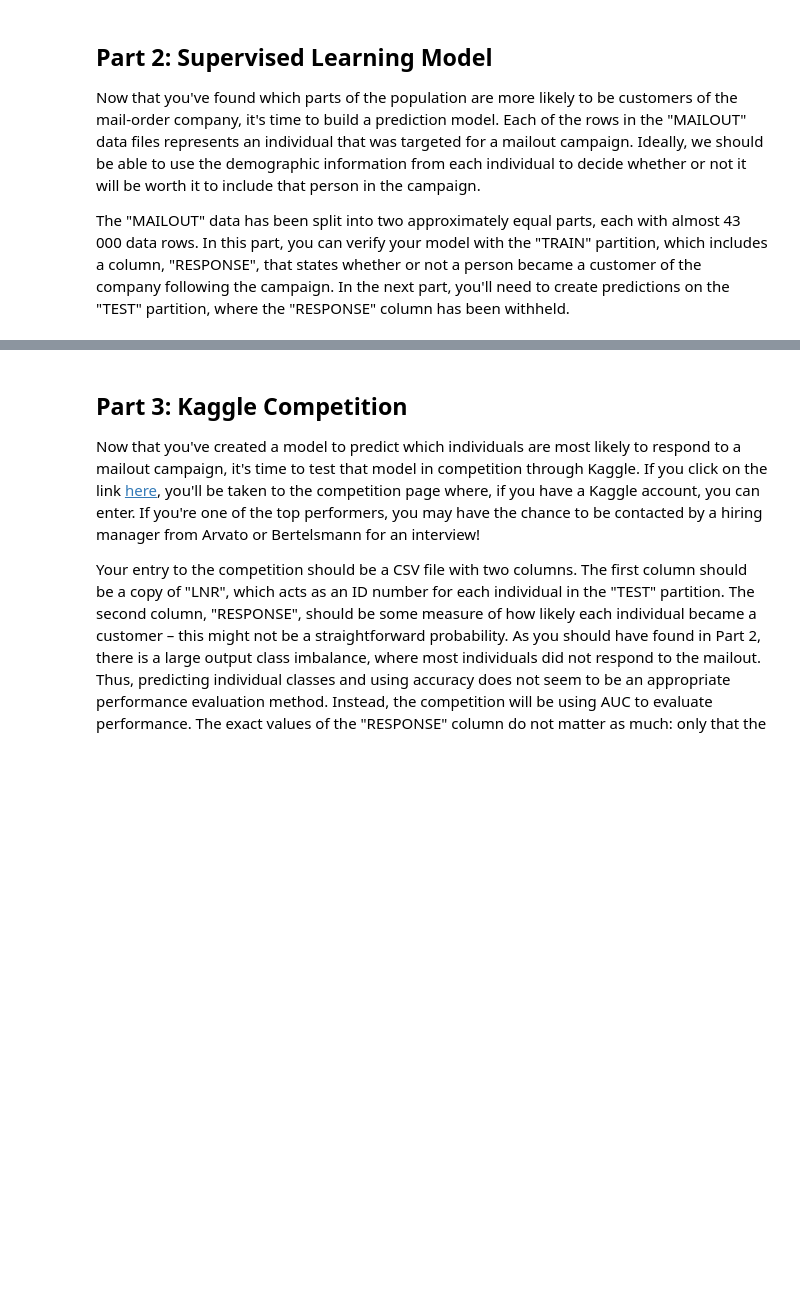
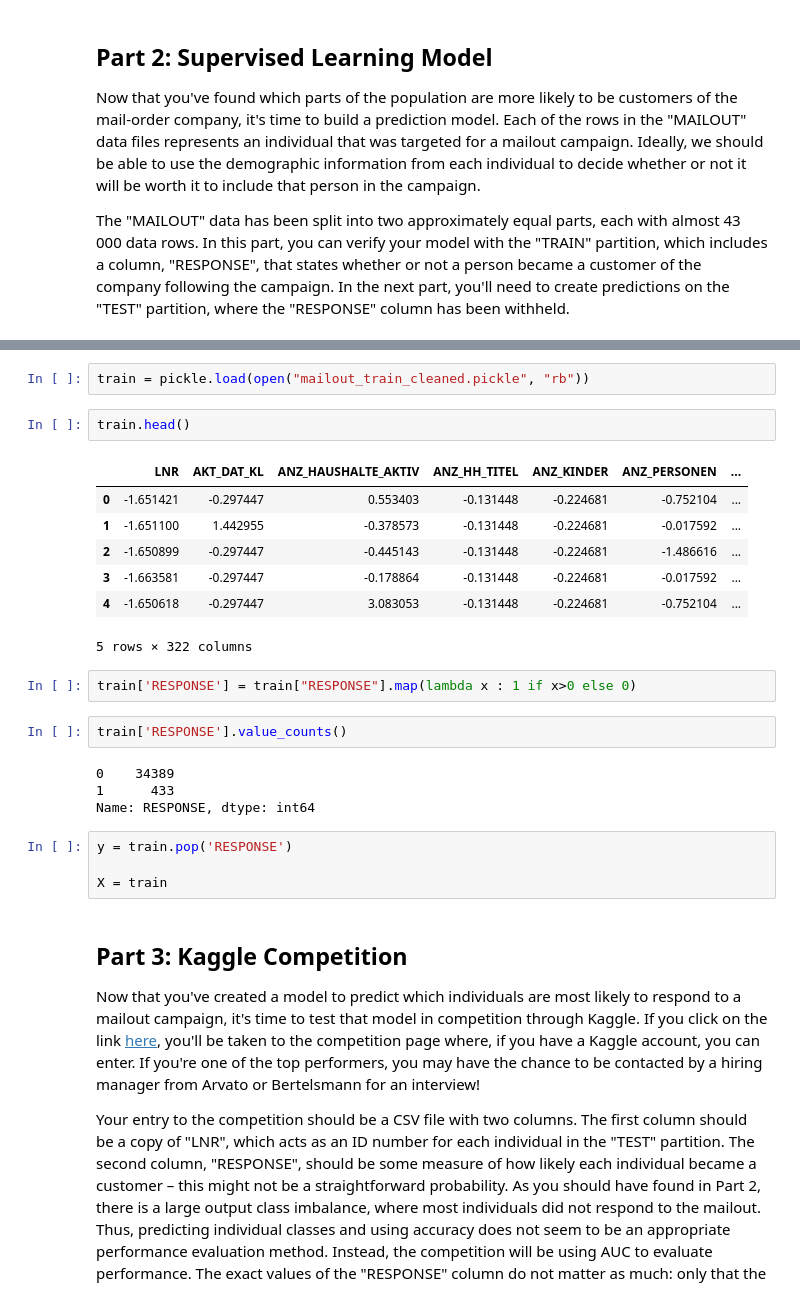
Before and after one commit to alssalo/Arvato-Project, a Jupyter notebook: Arvato Project Workbook.ipynb, the cells around one changed output, grey strips where cells are left out. Drawn from its saved outputs; the diff is of its cells as text; blank space fills up the shorter version.

```diff
--- a/Arvato Project Workbook.ipynb
+++ b/Arvato Project Workbook.ipynb
@@ -330,3 +479,27 @@ mailout_train.to_csv("mailout_train.csv")
+# %%
+train = pickle.load(open("mailout_train_cleaned.pickle", "rb"))
+# %%
+train.head()
+# %% [output]
+|  | LNR | AKT_DAT_KL | ANZ_HAUSHALTE_AKTIV | ANZ_HH_TITEL | ANZ_KINDER | ANZ_PERSONEN | ... |
+| 0 | -1.651421 | -0.297447 | 0.553403 | -0.131448 | -0.224681 | -0.752104 | ... |
+| 1 | -1.651100 | 1.442955 | -0.378573 | -0.131448 | -0.224681 | -0.017592 | ... |
+| 2 | -1.650899 | -0.297447 | -0.445143 | -0.131448 | -0.224681 | -1.486616 | ... |
+| 3 | -1.663581 | -0.297447 | -0.178864 | -0.131448 | -0.224681 | -0.017592 | ... |
+| 4 | -1.650618 | -0.297447 | 3.083053 | -0.131448 | -0.224681 | -0.752104 | ... |
+5 rows × 322 columns
+# %%
+train['RESPONSE'] = train["RESPONSE"].map(lambda x : 1 if x>0 else 0)
+# %%
+train['RESPONSE'].value_counts()
+# %% [output]
+0    34389
+1      433
+Name: RESPONSE, dtype: int64
+# %%
+y = train.pop('RESPONSE')
+
+X = train
 # %% [markdown]
 ## Part 3: Kaggle Competition
 
```
Also changed, not shown: parts of 24 cells of this notebook.
